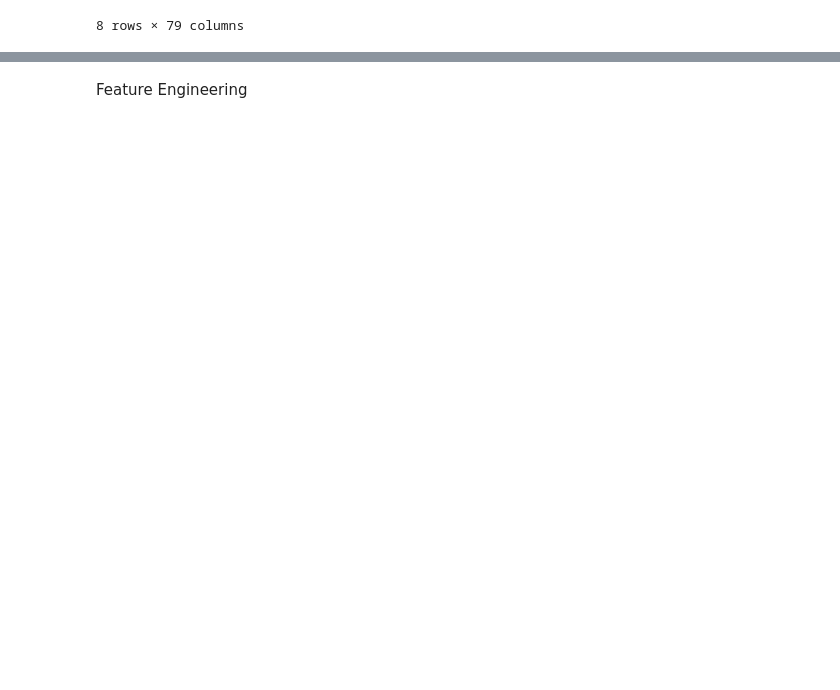
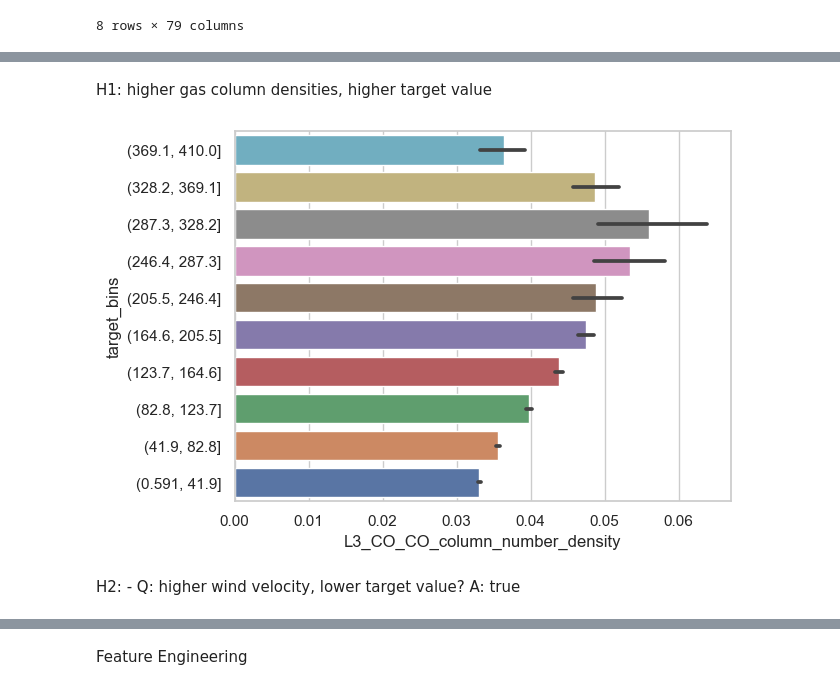
Before and after one commit to karol-pa/Urban_Air_Pollution_Challenge_Group_Work, a Jupyter notebook: Day1.ipynb, the cells around one changed output, grey strips where cells are left out. Drawn from its saved outputs; the diff is of its cells as text; code cells hidden in the pictures; blank space fills up the shorter version.

```diff
--- a/Day1.ipynb
+++ b/Day1.ipynb
@@ -104,0 +147,2 @@ df.duplicated().value_counts()
+# %% [markdown]
+H1: higher gas column densities, higher target value
@@ -104,0 +159,10 @@ df.duplicated().value_counts()
+# %%
+df_1 = df[df['target'] < 458]
+df_temp=df_1.copy()
+df_temp['target_bins']=pd.cut(df_temp['target'], bins=10)
+sns.barplot(df_temp, x='L3_CO_CO_column_number_density', y='target_bins').invert_yaxis()
+# %% [output]
+[figure, added]
+# %% [markdown]
+H2: - Q: higher wind velocity, lower target value?
+    A: true
```
Also changed, not shown: parts of 16 cells of this notebook.
